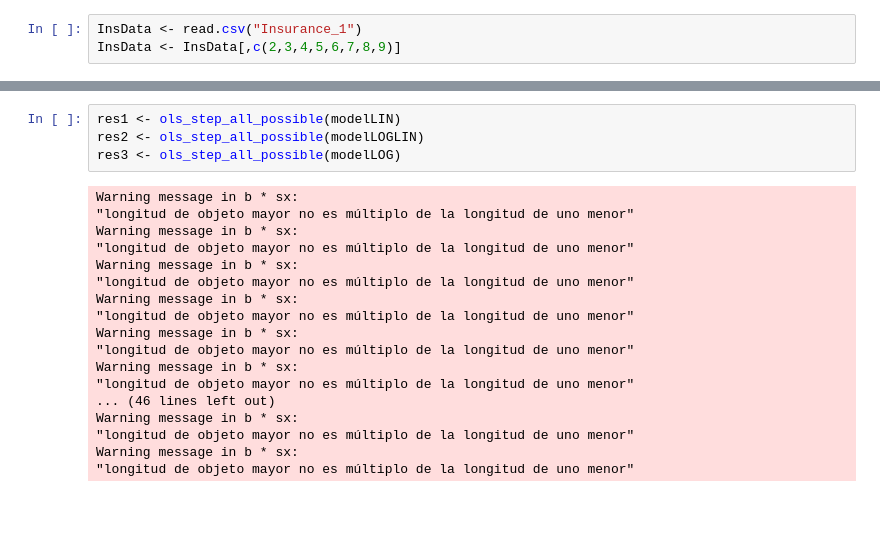
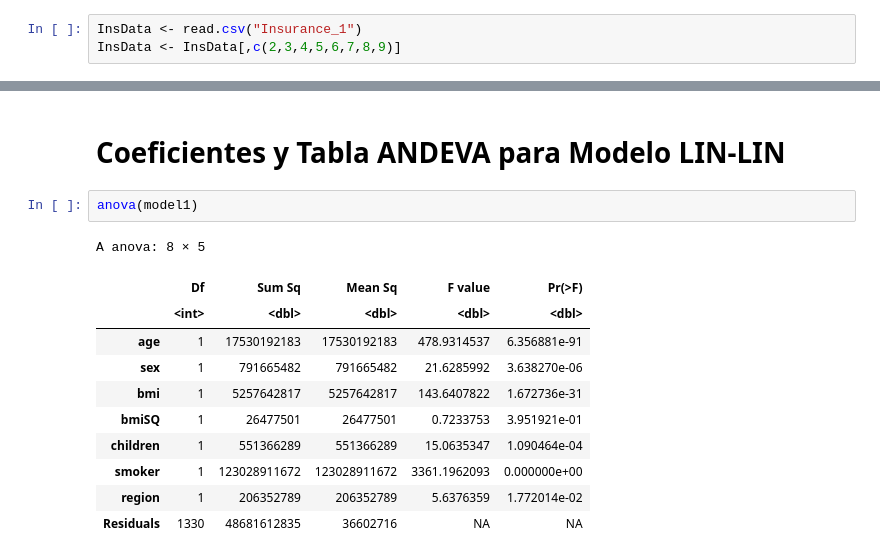
Before and after one commit to GustavoAnkelen/Econometria2021S2, a Jupyter notebook: AnalisisRegresion.ipynb, the cells around one changed output, grey strips where cells are left out. Drawn from its saved outputs; the diff is of its cells as text; blank space fills up the shorter version.

```diff
--- a/AnalisisRegresion.ipynb
+++ b/AnalisisRegresion.ipynb
@@ -40,23 +27,17 @@ Signif. codes:  0 '***' 0.001 '**' 0.01 '*' 0.05 '.' 0.1 ' ' 1
-# %%
-res1 <- ols_step_all_possible(modelLIN)
-res2 <- ols_step_all_possible(modelLOGLIN)
-res3 <- ols_step_all_possible(modelLOG)
-# %% [output]
-Warning message in b * sx:
-"longitud de objeto mayor no es múltiplo de la longitud de uno menor"
-Warning message in b * sx:
-"longitud de objeto mayor no es múltiplo de la longitud de uno menor"
-Warning message in b * sx:
-"longitud de objeto mayor no es múltiplo de la longitud de uno menor"
-Warning message in b * sx:
-"longitud de objeto mayor no es múltiplo de la longitud de uno menor"
-Warning message in b * sx:
-"longitud de objeto mayor no es múltiplo de la longitud de uno menor"
-Warning message in b * sx:
-"longitud de objeto mayor no es múltiplo de la longitud de uno menor"
-... (46 lines left out)
-Warning message in b * sx:
-"longitud de objeto mayor no es múltiplo de la longitud de uno menor"
-Warning message in b * sx:
-"longitud de objeto mayor no es múltiplo de la longitud de uno menor"
+# %% [markdown]
+# Coeficientes y Tabla ANDEVA para Modelo LIN-LIN
+# %%
+anova(model1)
+# %% [output]
+A anova: 8 × 5
+|  | Df | Sum Sq | Mean Sq | F value | Pr(>F) |
+|  | <int> | <dbl> | <dbl> | <dbl> | <dbl> |
+| age | 1 | 17530192183 | 17530192183 | 478.9314537 | 6.356881e-91 |
+| sex | 1 | 791665482 | 791665482 | 21.6285992 | 3.638270e-06 |
+| bmi | 1 | 5257642817 | 5257642817 | 143.6407822 | 1.672736e-31 |
+| bmiSQ | 1 | 26477501 | 26477501 | 0.7233753 | 3.951921e-01 |
+| children | 1 | 551366289 | 551366289 | 15.0635347 | 1.090464e-04 |
+| smoker | 1 | 123028911672 | 123028911672 | 3361.1962093 | 0.000000e+00 |
+| region | 1 | 206352789 | 206352789 | 5.6376359 | 1.772014e-02 |
+| Residuals | 1330 | 48681612835 | 36602716 | NA | NA |
 # %%
```
Also changed, not shown: parts of 22 cells of this notebook, 1 other file.
